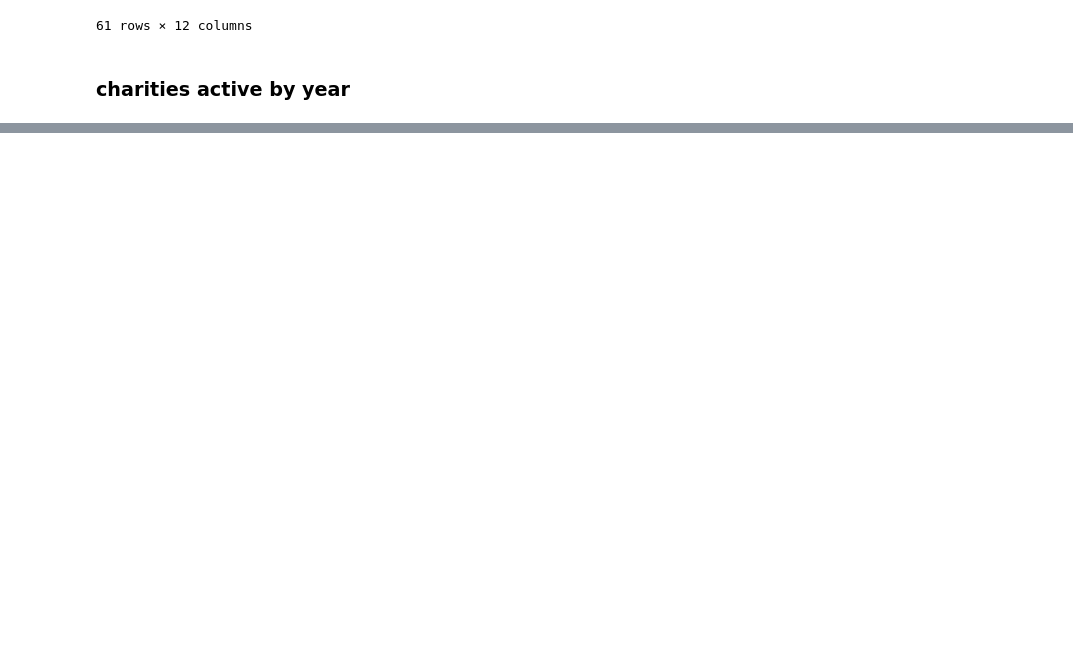
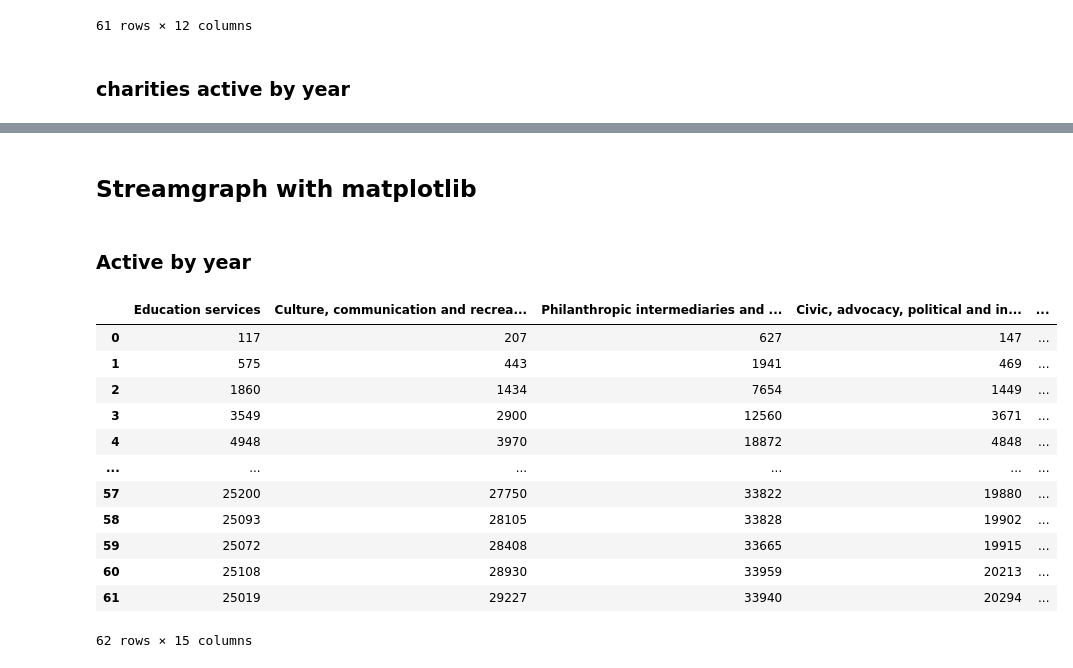
Before and after one commit to Lisa-Ho/small-data-projects, a Jupyter notebook: notebooks/Charity-classification-analysis.ipynb, the cells around one changed output, grey strips where cells are left out. Drawn from its saved outputs; the diff is of its cells as text; code cells hidden in the pictures; blank space fills up the shorter version.

Commit message:
created stream graph in matplotlib

```diff
--- a/notebooks/Charity-classification-analysis.ipynb
+++ b/notebooks/Charity-classification-analysis.ipynb
@@ -195,0 +284,20 @@ if 78 <= grade <= 89:
+# %% [markdown]
+## Streamgraph with matplotlib
+# %% [markdown]
+### Active by year
+# %%
+char_year_icnptso
+# %% [output]
+|  | Education services | Culture, communication and recrea... | Philanthropic intermediaries and ... | Civic, advocacy, political and in... | ... |
+| 0 | 117 | 207 | 627 | 147 | ... |
+| 1 | 575 | 443 | 1941 | 469 | ... |
+| 2 | 1860 | 1434 | 7654 | 1449 | ... |
+| 3 | 3549 | 2900 | 12560 | 3671 | ... |
+| 4 | 4948 | 3970 | 18872 | 4848 | ... |
+| ... | ... | ... | ... | ... | ... |
+| 57 | 25200 | 27750 | 33822 | 19880 | ... |
+| 58 | 25093 | 28105 | 33828 | 19902 | ... |
+| 59 | 25072 | 28408 | 33665 | 19915 | ... |
+| 60 | 25108 | 28930 | 33959 | 20213 | ... |
+| 61 | 25019 | 29227 | 33940 | 20294 | ... |
+62 rows × 15 columns
```
Also changed, not shown: parts of 14 cells of this notebook.
